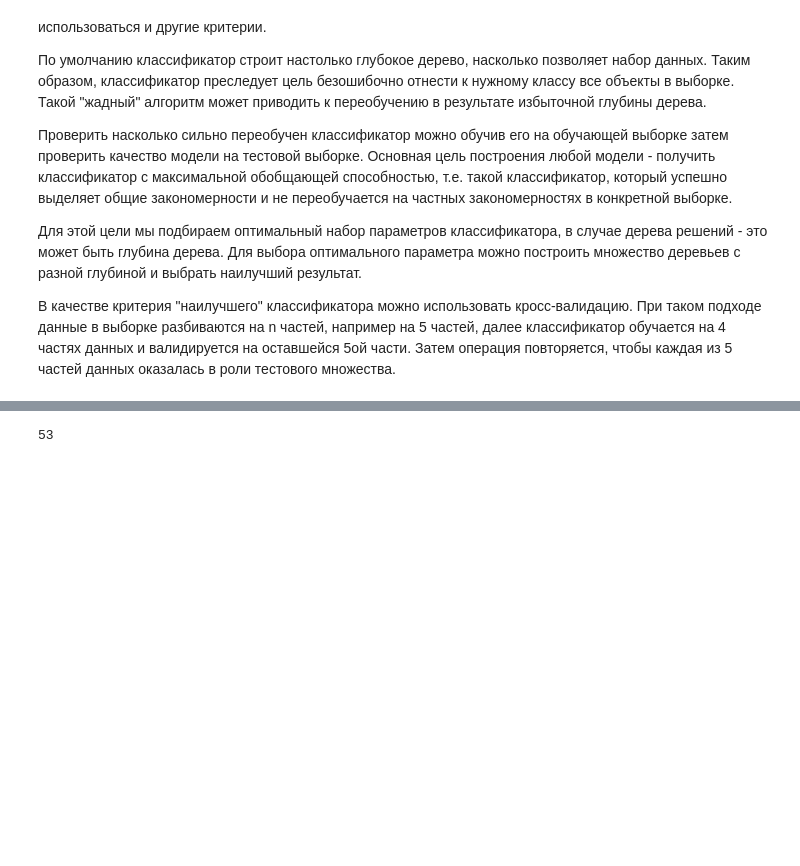
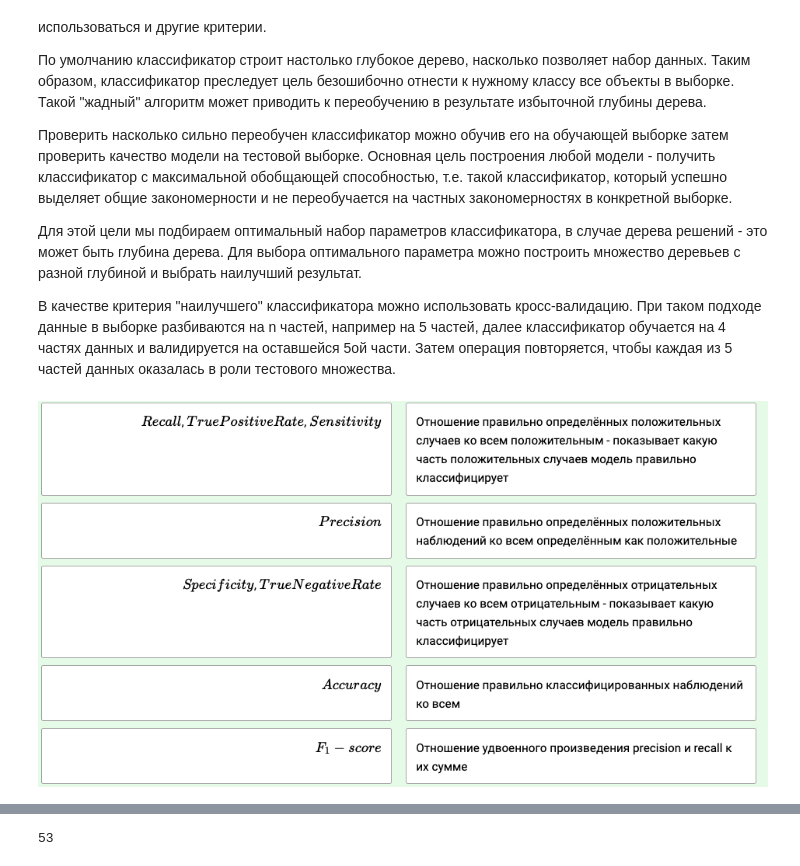
Before and after one commit to iboiarkin96/education_courses, a Jupyter notebook: Основы Статистики [Карпов]/Введение в Data Science и машинное обучение.ipynb, the cells around one changed output, grey strips where cells are left out. Cells and saved outputs as stored; diff of their text form; code cells hidden in the pictures; blank space fills up the shorter version.

```diff
--- a/Основы Статистики [Карпов]/Введение в Data Science и машинное обучение.ipynb
+++ b/Основы Статистики [Карпов]/Введение в Data Science и машинное обучение.ipynb
@@ -902,6 +901,10 @@ Precision и recall не зависят, в отличие от accuracy, от
 Для этой цели мы подбираем оптимальный набор параметров классификатора, в случае дерева решений - это может быть глубина дерева. Для выбора оптимального параметра можно построить множество деревьев с разной глубиной и выбрать наилучший результат.
 
 В качестве критерия "наилучшего" классификатора можно использовать кросс-валидацию. При таком подходе данные в выборке разбиваются на n частей, например на 5 частей, далее классификатор обучается на 4 частях данных и валидируется на оставшейся 5ой части. Затем операция повторяется, чтобы каждая из 5 частей данных оказалась в роли тестового множества.
+# %%
+Image(filename='фото//output18.png')
+# %% [output]
+[figure, added]
 # %%
 '''
 Задача 1
```
Also changed, not shown: parts of 85 cells of this notebook, 1 other file.
